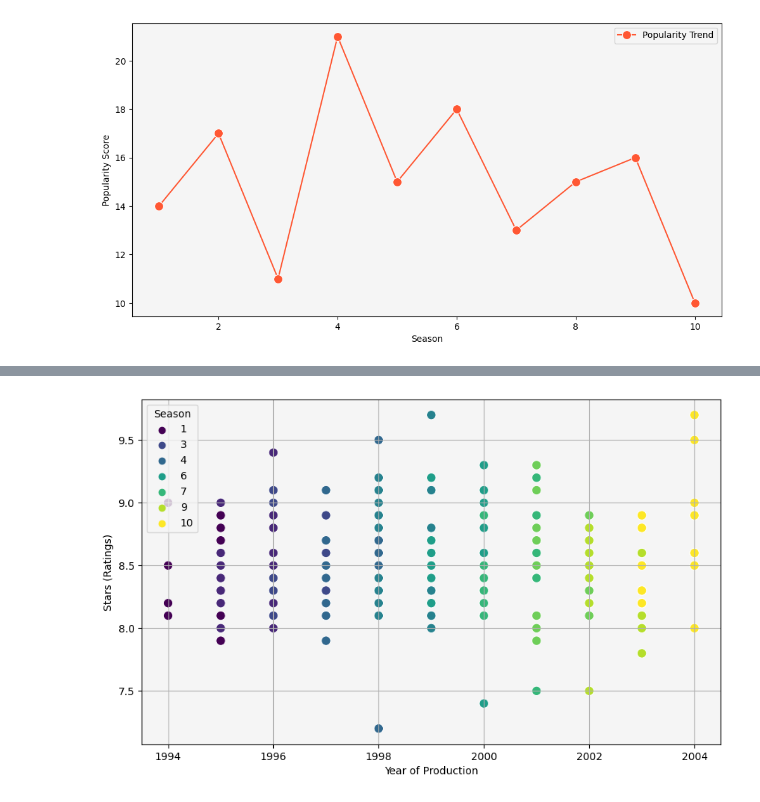
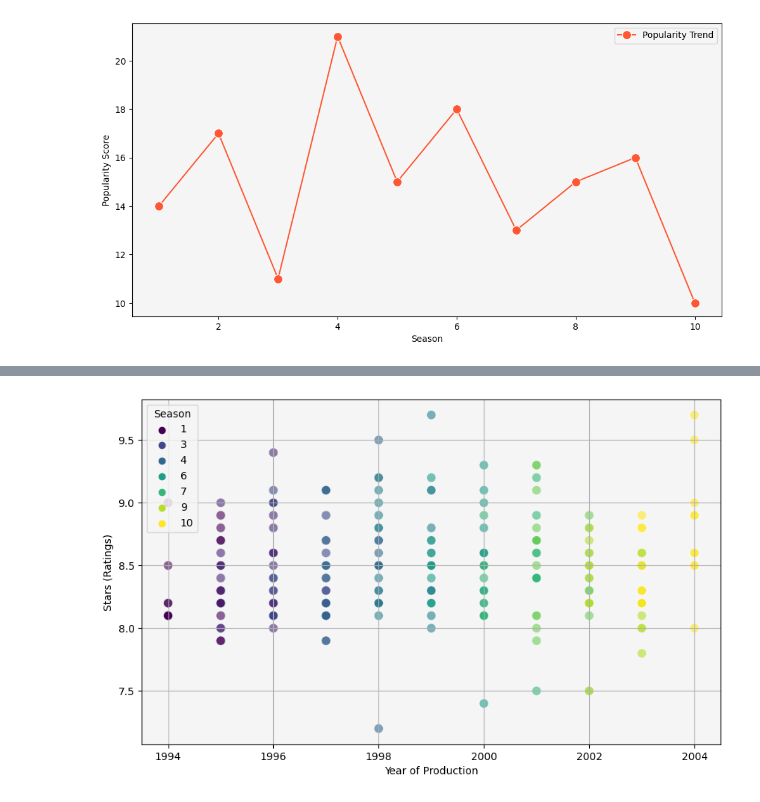
Before and after one commit to AidenAR/DSC-Fall23, a Jupyter notebook: notebook378a861fd9.ipynb, the cells around one changed output, grey strips where cells are left out. Drawn from its saved outputs; the diff is of its cells as text; code cells hidden in the pictures.

Commit message:
Kaggle Notebook | Friends Data Analysis | Version 9

```diff
--- a/notebook378a861fd9.ipynb
+++ b/notebook378a861fd9.ipynb
@@ -366,19 +375,18 @@ plt.show()
 # %%
 import pandas as pd
 import matplotlib.pyplot as plt
 import seaborn as sns
 
 # Load the data
 data = pd.read_csv("/kaggle/input/friends-series-dataset/friends_episodes_v2.csv")
 
 # Create a scatter plot
 plt.figure(figsize=(10, 6))
-sns.scatterplot(data=data, x="Year_of_prod", y="Stars", hue="Season", palette="viridis", s=80)
+sns.scatterplot(data=data, x="Year_of_prod", y="Stars", hue="Season",palette="viridis", s=80, alpha = 0.6)
 # plt.title("Friends Episode Ratings Over Time")
 plt.xlabel("Year of Production")
 plt.ylabel("Stars (Ratings)")
 plt.grid(True)
-plt.legend(title="Season")
 plt.show()
 # %% [output]
-[figure, old version]
+[figure, new version]
```
Also changed, not shown: parts of 10 cells of this notebook.
